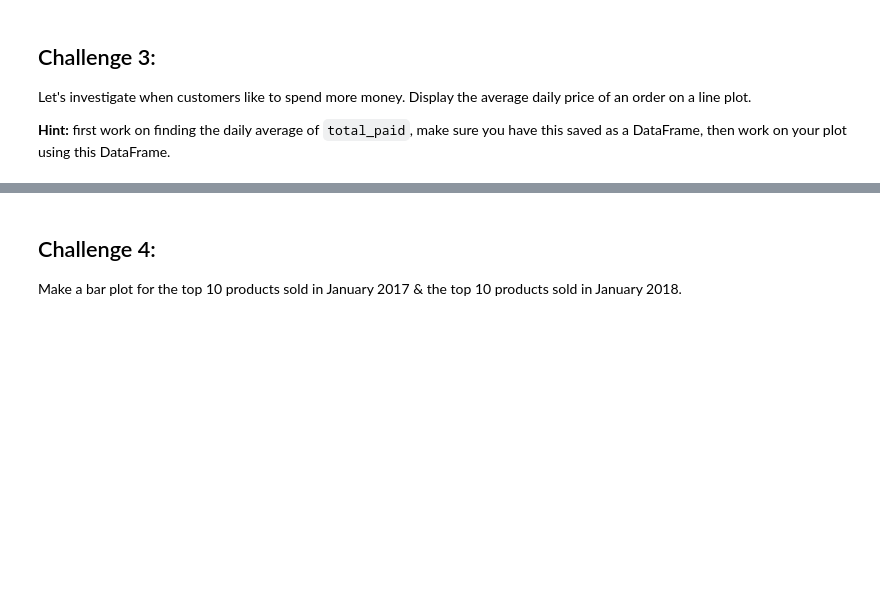
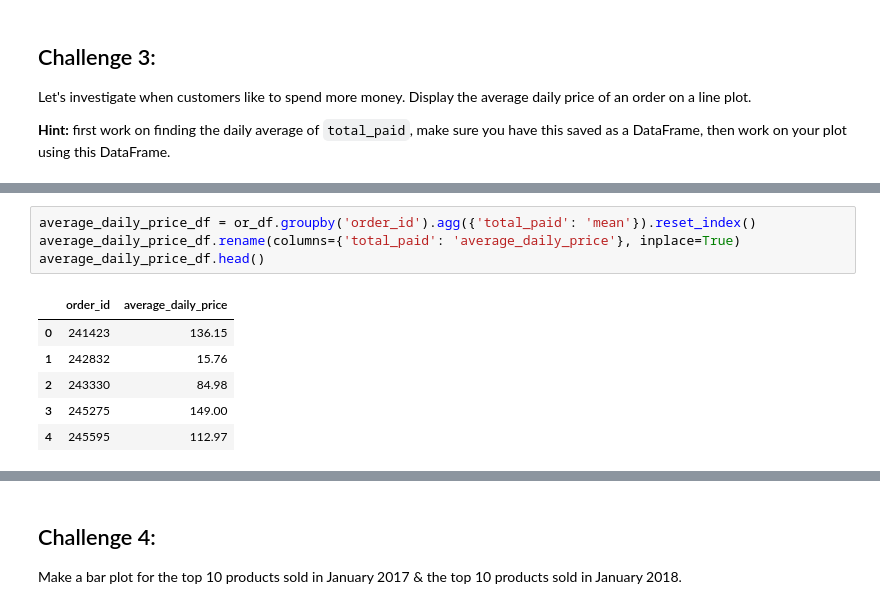
Before and after one commit to PhoenixCC0722/JoinTheGame_Magist, a Jupyter notebook: 3_1_7_seaborn_challenges.ipynb, the cells around one changed output, grey strips where cells are left out. Saved outputs shown, nothing was run; the diff lists cells and outputs as text; blank space fills up the shorter version.

```diff
--- a/3_1_7_seaborn_challenges.ipynb
+++ b/3_1_7_seaborn_challenges.ipynb
@@ -524,0 +550,11 @@ dtype: object
+# %%
+average_daily_price_df = or_df.groupby('order_id').agg({'total_paid': 'mean'}).reset_index()
+average_daily_price_df.rename(columns={'total_paid': 'average_daily_price'}, inplace=True)
+average_daily_price_df.head()
+# %% [output]
+|  | order_id | average_daily_price |
+| 0 | 241423 | 136.15 |
+| 1 | 242832 | 15.76 |
+| 2 | 243330 | 84.98 |
+| 3 | 245275 | 149.00 |
+| 4 | 245595 | 112.97 |
```
Also changed, not shown: parts of 7 cells of this notebook.
